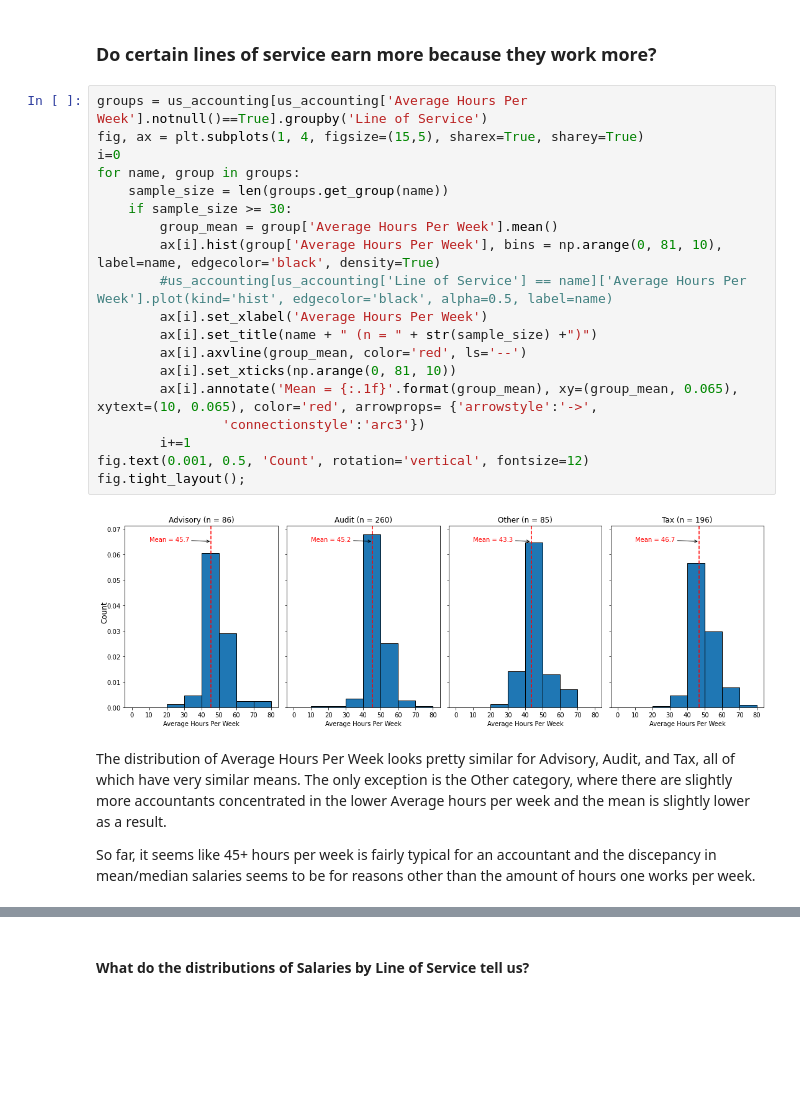
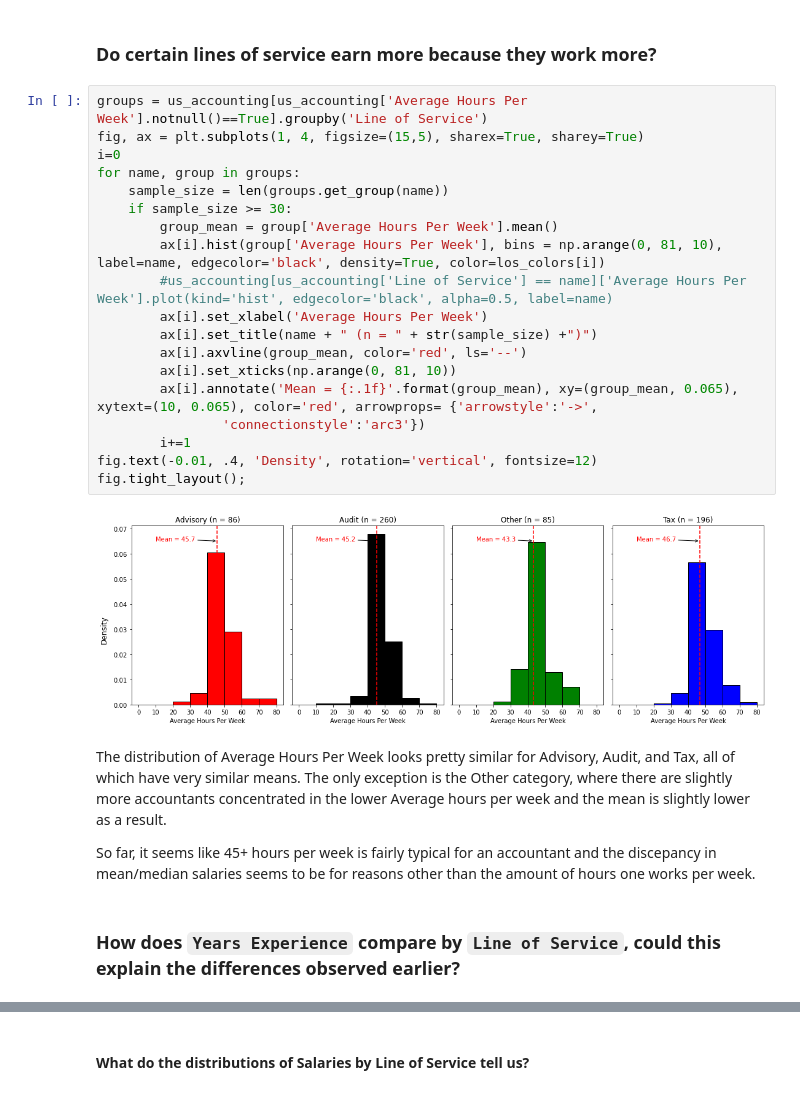
Before and after one commit to papir805/accounting_analysis, a Jupyter notebook: accounting_eda.ipynb, the cells around one changed output, grey strips where cells are left out. Drawn from its saved outputs; the diff is of its cells as text; blank space fills up the shorter version.

```diff
--- a/accounting_eda.ipynb
+++ b/accounting_eda.ipynb
@@ -734,25 +755,27 @@ It's interesting how Audit has the lowest mean Salary, yet it has a significant
 # %%
 groups = us_accounting[us_accounting['Average Hours Per Week'].notnull()==True].groupby('Line of Service')
 fig, ax = plt.subplots(1, 4, figsize=(15,5), sharex=True, sharey=True)
 i=0
 for name, group in groups:
     sample_size = len(groups.get_group(name))
     if sample_size >= 30:
         group_mean = group['Average Hours Per Week'].mean()
-        ax[i].hist(group['Average Hours Per Week'], bins = np.arange(0, 81, 10), label=name, edgecolor='black', density=True)
+        ax[i].hist(group['Average Hours Per Week'], bins = np.arange(0, 81, 10), label=name, edgecolor='black', density=True, color=los_colors[i])
         #us_accounting[us_accounting['Line of Service'] == name]['Average Hours Per Week'].plot(kind='hist', edgecolor='black', alpha=0.5, label=name)
         ax[i].set_xlabel('Average Hours Per Week')
         ax[i].set_title(name + " (n = " + str(sample_size) +")")
         ax[i].axvline(group_mean, color='red', ls='--')
         ax[i].set_xticks(np.arange(0, 81, 10))
         ax[i].annotate('Mean = {:.1f}'.format(group_mean), xy=(group_mean, 0.065), xytext=(10, 0.065), color='red', arrowprops= {'arrowstyle':'->',
                 'connectionstyle':'arc3'})
         i+=1
-fig.text(0.001, 0.5, 'Count', rotation='vertical', fontsize=12)
+fig.text(-0.01, .4, 'Density', rotation='vertical', fontsize=12)
 fig.tight_layout();
 # %% [output]
-[figure, old version]
+[figure, new version]
 # %% [markdown]
 The distribution of Average Hours Per Week looks pretty similar for Advisory, Audit, and Tax, all of which have very similar means.  The only exception is the Other category, where there are slightly more accountants concentrated in the lower Average hours per week and the mean is slightly lower as a result.
 
 So far, it seems like 45+ hours per week is fairly typical for an accountant and the discepancy in mean/median salaries seems to be for reasons other than the amount of hours one works per week.
+# %% [markdown]
+### How does `Years Experience` compare by `Line of Service`, could this explain the differences observed earlier?
```
Also changed, not shown: parts of 112 cells of this notebook.
